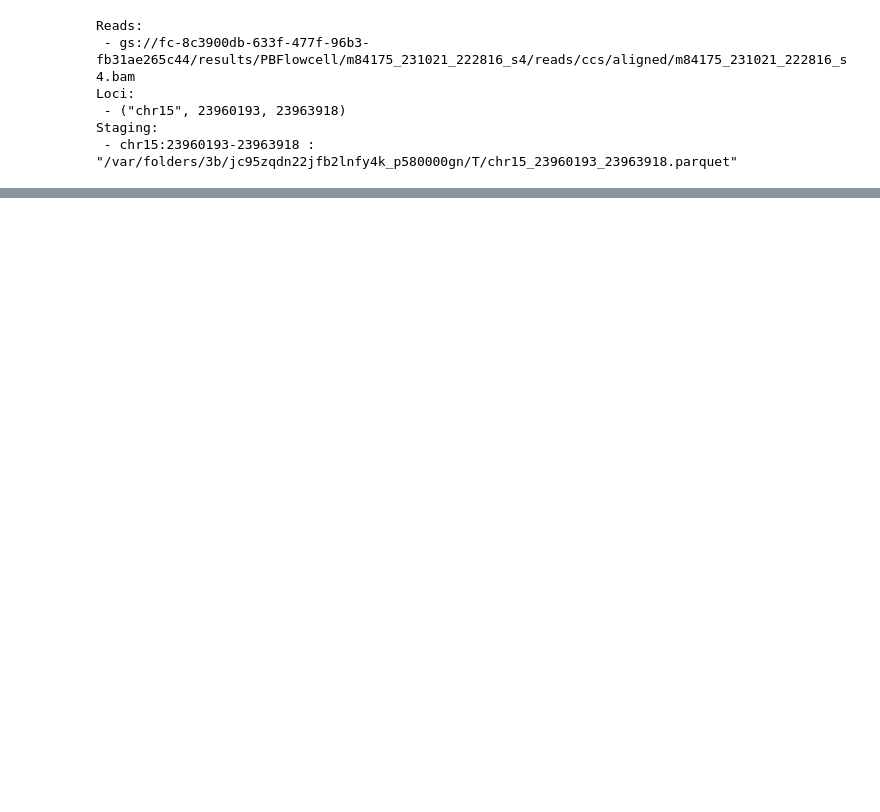
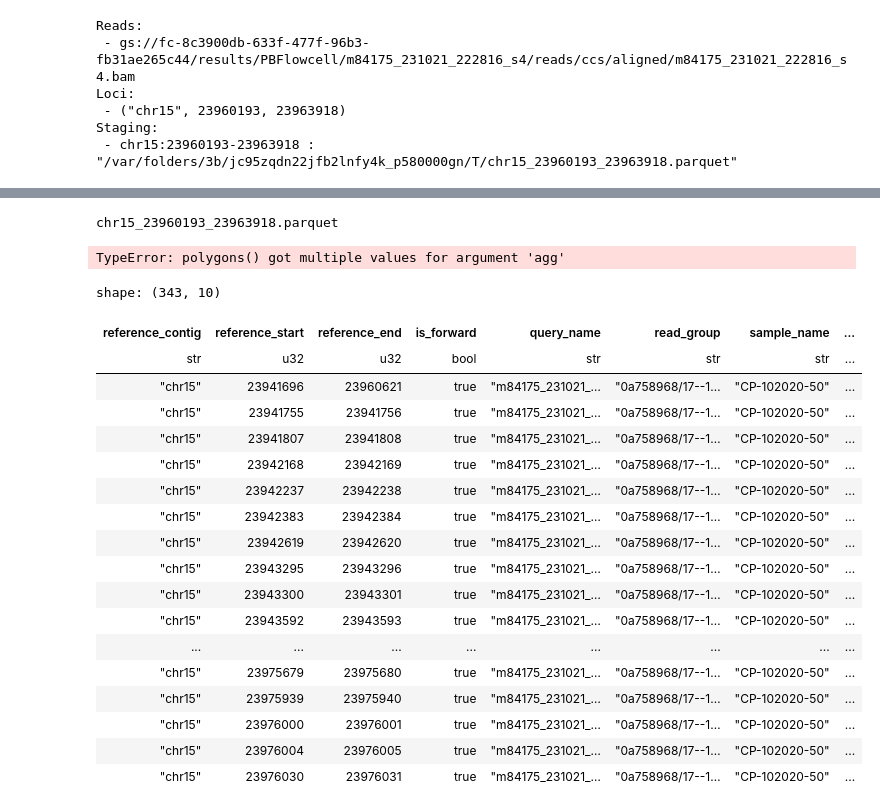
Before and after one commit to broadinstitute/genomeshader, a Jupyter notebook: playground.ipynb, the cells around one changed output, grey strips where cells are left out. Saved outputs shown, nothing was run; the diff lists cells and outputs as text; code cells hidden in the pictures; blank space fills up the shorter version.

```diff
--- a/playground.ipynb
+++ b/playground.ipynb
@@ -45,3 +43,32 @@ DF ["reference_contig", "reference_start", "reference_end", "is_forward"]; PROJE
+# %%
+s.show_polygons('chr15:23960193-23963918')
+# %% [output]
+chr15_23960193_23963918.parquet
+TypeError: polygons() got multiple values for argument 'agg'
+# %%
+import polars as pl
+df = pl.read_parquet('/var/folders/3b/jc95zqdn22jfb2lnfy4k_p580000gn/T/chr15_23960193_23963918.parquet')
+df
+# %% [output]
+shape: (343, 10)
+| reference_contig | reference_start | reference_end | is_forward | query_name | read_group | sample_name | ... |
+| str | u32 | u32 | bool | str | str | str | ... |
+| "chr15" | 23941696 | 23960621 | true | "m84175_231021_… | "0a758968/17--1… | "CP-102020-50" | ... |
+| "chr15" | 23941755 | 23941756 | true | "m84175_231021_… | "0a758968/17--1… | "CP-102020-50" | ... |
+| "chr15" | 23941807 | 23941808 | true | "m84175_231021_… | "0a758968/17--1… | "CP-102020-50" | ... |
+| "chr15" | 23942168 | 23942169 | true | "m84175_231021_… | "0a758968/17--1… | "CP-102020-50" | ... |
+| "chr15" | 23942237 | 23942238 | true | "m84175_231021_… | "0a758968/17--1… | "CP-102020-50" | ... |
+| "chr15" | 23942383 | 23942384 | true | "m84175_231021_… | "0a758968/17--1… | "CP-102020-50" | ... |
+| "chr15" | 23942619 | 23942620 | true | "m84175_231021_… | "0a758968/17--1… | "CP-102020-50" | ... |
+| "chr15" | 23943295 | 23943296 | true | "m84175_231021_… | "0a758968/17--1… | "CP-102020-50" | ... |
+| "chr15" | 23943300 | 23943301 | true | "m84175_231021_… | "0a758968/17--1… | "CP-102020-50" | ... |
+| "chr15" | 23943592 | 23943593 | true | "m84175_231021_… | "0a758968/17--1… | "CP-102020-50" | ... |
+| ... | ... | ... | ... | ... | ... | ... | ... |
+| "chr15" | 23975679 | 23975680 | true | "m84175_231021_… | "0a758968/17--1… | "CP-102020-50" | ... |
+| "chr15" | 23975939 | 23975940 | true | "m84175_231021_… | "0a758968/17--1… | "CP-102020-50" | ... |
+| "chr15" | 23976000 | 23976001 | true | "m84175_231021_… | "0a758968/17--1… | "CP-102020-50" | ... |
+| "chr15" | 23976004 | 23976005 | true | "m84175_231021_… | "0a758968/17--1… | "CP-102020-50" | ... |
+| "chr15" | 23976030 | 23976031 | true | "m84175_231021_… | "0a758968/17--1… | "CP-102020-50" | ... |
 # %%
 # s.attach_bams([
 #     'gs://fc-8c3900db-633f-477f-96b3-fb31ae265c44/results/PBFlowcell/m84060_230907_210011_s2/reads/ccs/aligned/m84060_230907_210011_s2.bam',
```
Also changed, not shown: parts of 2 cells of this notebook, 1 other file.
